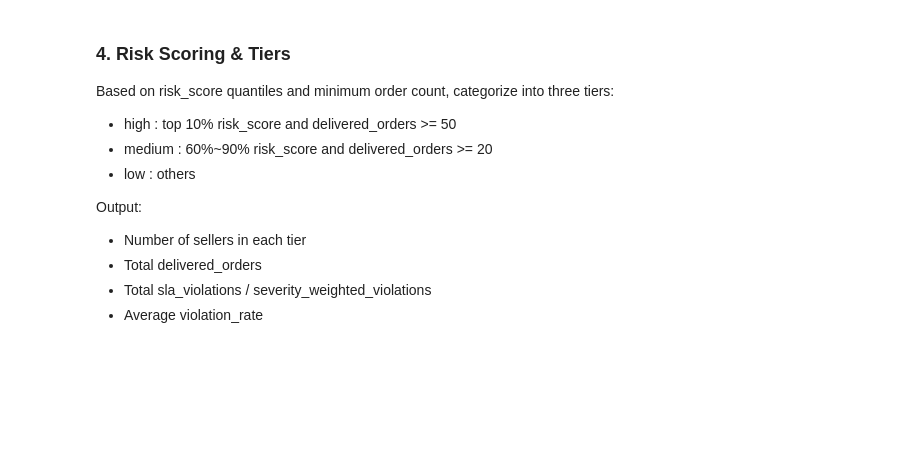
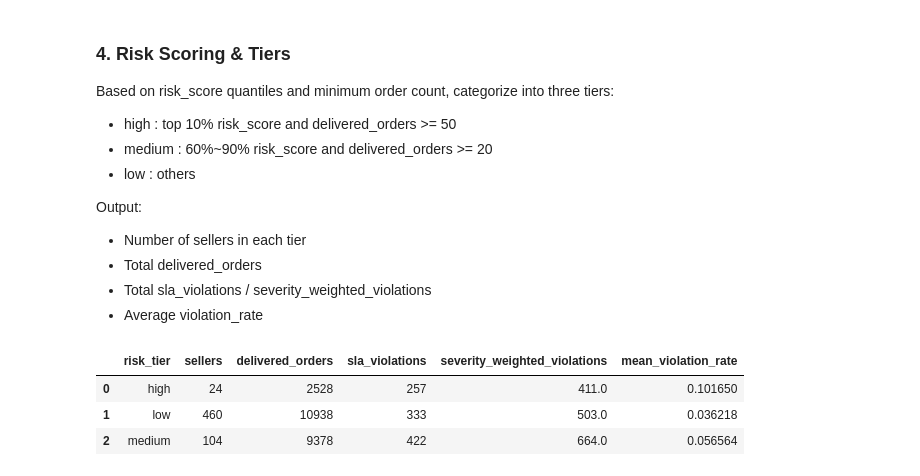
Before and after one commit to andrewyang0620/Marketplace-Sla-Risk-Analysis, a Jupyter notebook: notebooks/01_seller_risk.ipynb, the cells around one changed output. Drawn from its saved outputs; the diff is of its cells as text; code cells hidden in the pictures; blank space fills up the shorter version.

Commit message:
risk scoring and tire finished

```diff
--- a/notebooks/01_seller_risk.ipynb
+++ b/notebooks/01_seller_risk.ipynb
@@ -309,3 +312,28 @@ Output:
 - Total delivered_orders
 - Total sla_violations / severity_weighted_violations
 - Average violation_rate
+# %%
+ranked = assign_risk_tier_by_quantile(
+    ranked,
+    high_q = 0.9,
+    medium_q = 0.6,
+    min_orders_high = 50,
+    min_orders_medium = 20,
+    col = "risk_score",
+)
+# %%
+# Summary statistics by risk tier
+tier_summary = ranked.groupby("risk_tier").agg(
+    sellers=("seller_id", "nunique"),
+    delivered_orders=("delivered_orders", "sum"),
+    sla_violations=("sla_violations", "sum"),
+    severity_weighted_violations=("severity_weighted_violations", "sum"),
+    mean_violation_rate=("violation_rate", "mean"),
+).reset_index()
+
+tier_summary
+# %% [output]
+|  | risk_tier | sellers | delivered_orders | sla_violations | severity_weighted_violations | mean_violation_rate |
+| 0 | high | 24 | 2528 | 257 | 411.0 | 0.101650 |
+| 1 | low | 460 | 10938 | 333 | 503.0 | 0.036218 |
+| 2 | medium | 104 | 9378 | 422 | 664.0 | 0.056564 |
```
Also changed, not shown: parts of 2 cells of this notebook.
